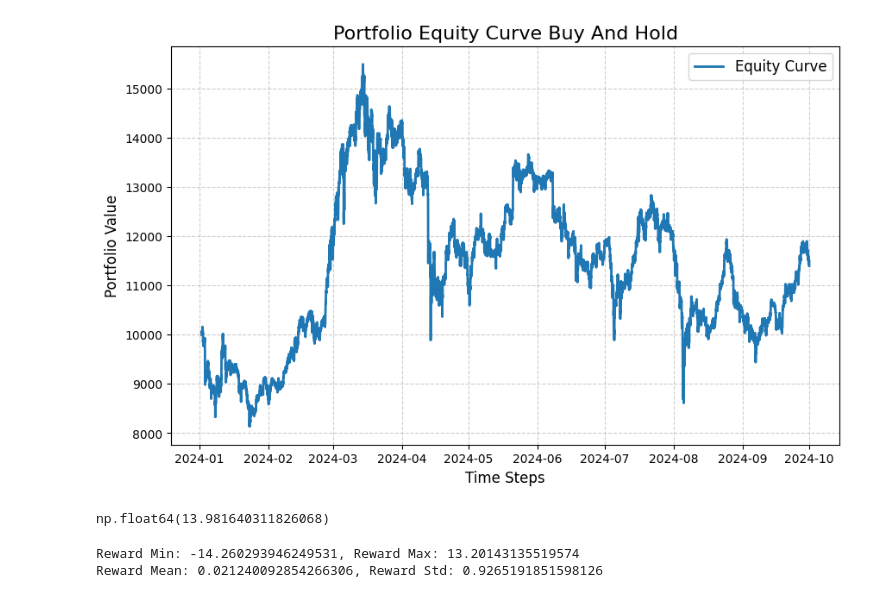
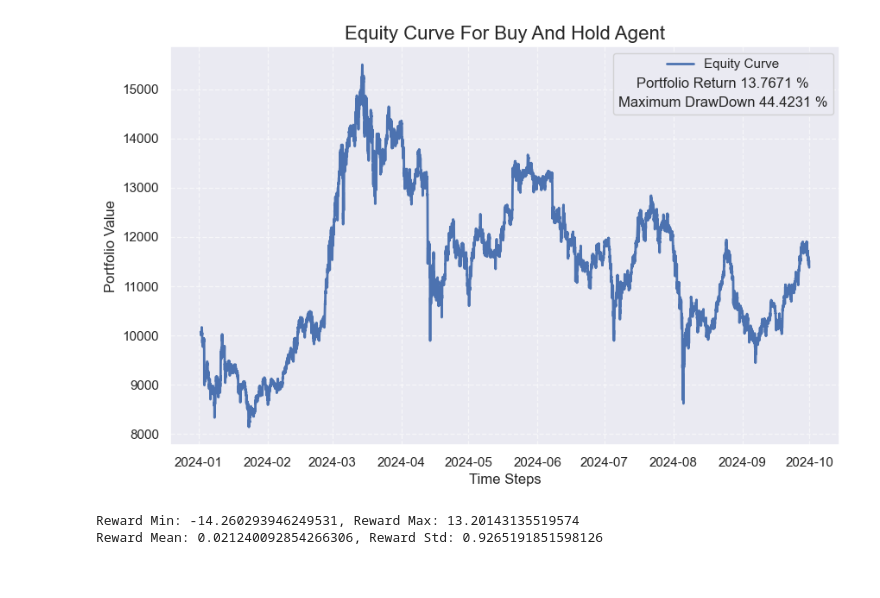
Before and after one commit to mrajancsr/deep-policy-gradient-portfolio, a Jupyter notebook: ddpgportfolio/agent/test.ipynb, the cells around one changed output. Drawn from its saved outputs; the diff is of its cells as text; code cells hidden in the pictures.

```diff
--- a/ddpgportfolio/agent/test.ipynb
+++ b/ddpgportfolio/agent/test.ipynb
@@ -71,6 +50,6 @@ ds = KrakenDataSet(portfolio, 50, 1)
 # %%
 # train agent
-agent.train(5);
+agent.train(N_EPISODES);
 # %% [output]
 Training Started for DDPG Agent
 episode 1 sigma: 0.4
@@ -94,4 +71,8 @@ Training complete!
 # %%
-import pickle
-with open("my_ddpg_agent.pkl", "wb") as f:
-    pickle.dump(agent, f)
+#import pickle
+#with open("my_ddpg_agent.pkl", "wb") as f:
+    #pickle.dump(agent, f)
+# %%
+import pickle
+with open("my_ddpg_agent.pkl", "rb") as f:
+    agent = pickle.load(f)
@@ -98,8 +81,6 @@ with open("my_ddpg_agent.pkl", "wb") as f:
 # %%
 # checking pvm as it should be similar to buy and hold prior to training
-import numpy as np
 import seaborn as sns
-import matplotlib.pyplot as plt
 import matplotlib.offsetbox as offsetbox
 weights = []
 ds = KrakenDataSet(portfolio, 50, 1)
@@ -119,9 +100,7 @@ for i in range(len(ds) + 49):
     yt = 1 / Xt[0, :, -2]
     yt = torch.concat([torch.ones(1), yt], dim=-1)
     wt = agent.pvm.get_memory_stack(prev_index + 1)
-    wt_cash = 1 - wt.sum()
-    wt = torch.concat([wt_cash.unsqueeze(0), wt], dim=-1)
-    weights.append(wt)
+    weights.append(wt.cpu().numpy())
     reward = torch.dot(wt, yt)
     pf_current = pf_previous * reward
     agent_equity_curve.append(pf_current.item())
@@ -129,8 +108,9 @@ for i in range(len(ds) + 49):
 
 # Plot the equity curve
 plt.figure(figsize=(10, 6))
-plt.plot(dates[49:], agent_equity_curve, label="Equity Curve", linewidth=2, color='r')
-plt.title("Equity Curve DDPG Agent", fontsize=16)
+plt.plot(dates[49:], np.log(agent_equity_curve), label="DDPG Agent", linewidth=2, color='r')
+plt.plot(dates[49:], np.log(buy_and_hold_equity), label="Buy and Hold Agent", linewidth=2, color='g')
+plt.title("Equity Curve", fontsize=16)
 plt.xlabel("Time Steps", fontsize=12)
 plt.ylabel("Portfolio Value", fontsize=12)
 plt.grid(True, linestyle="--", alpha=0.6)
@@ -177,31 +130,37 @@ weights[-5:]
 # %%
 # buy and hold
 buy_and_hold_weights = np.ones(12) / 12 # Equal allocation
 buy_and_hold_equity = [10000]
 pf_previous = 10000
 
-for i in range(len(ds) + 48):
+for i in range(len(ds) + 49):
     Xt, _ = ds[i]
     yt = 1 / Xt[0, :, -2] # Price relatives
     yt = torch.concat([torch.ones(1), yt], dim=-1)
     reward = np.dot(buy_and_hold_weights, yt.cpu().numpy())  # No rebalancing
     pf_current = pf_previous * reward
     buy_and_hold_equity.append(pf_current)
     pf_previous = pf_current
 
 cl_price = portfolio.get_close_price()
 dates = cl_price.index
 plt.figure(figsize=(10, 6))
-plt.plot(dates[50:], buy_and_hold_equity, label="Equity Curve", linewidth=2)
-plt.title("Portfolio Equity Curve Buy And Hold", fontsize=16)
+plt.plot(dates[49:], buy_and_hold_equity, label="Equity Curve", linewidth=2)
+plt.title("Equity Curve For Buy And Hold Agent", fontsize=16)
 plt.xlabel("Time Steps", fontsize=12)
 plt.ylabel("Portfolio Value", fontsize=12)
 plt.grid(True, linestyle="--", alpha=0.6)
 plt.legend(fontsize=12)
-plt.show()
+final_return = agent.portfolio.calculate_final_equity_return(buy_and_hold_equity)
+mdd = agent.portfolio.calculate_max_drawdown(buy_and_hold_equity)
+#plt.legend(loc='best');
+a = plt.legend(loc='best')
+
+txt=offsetbox.TextArea(f"Portfolio Return {final_return:.4f} %")
+txt2=offsetbox.TextArea(f"Maximum DrawDown {mdd:.4f} %")
+box = a._legend_box
+box.get_children().append(txt)
+box.get_children().append(txt2)
+box.set_figure(box.figure)
 # %% [output]
-[figure, old version]
+[figure, new version]
-# %%
-calculate_total_return(buy_and_hold_equity)
-# %% [output]
-np.float64(13.981640311826068)
```
Also changed, not shown: parts of 13 cells of this notebook, 2 other files.
